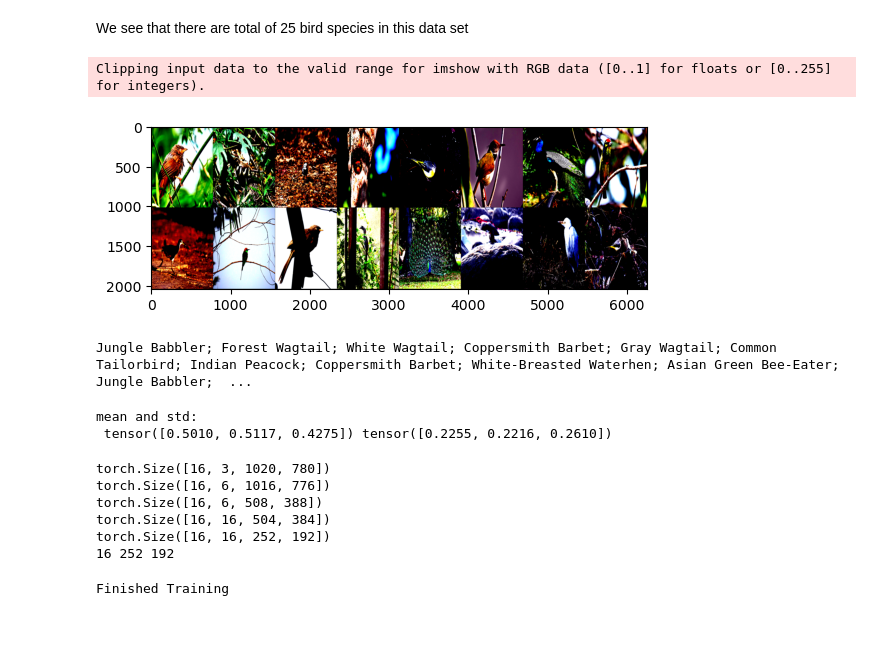
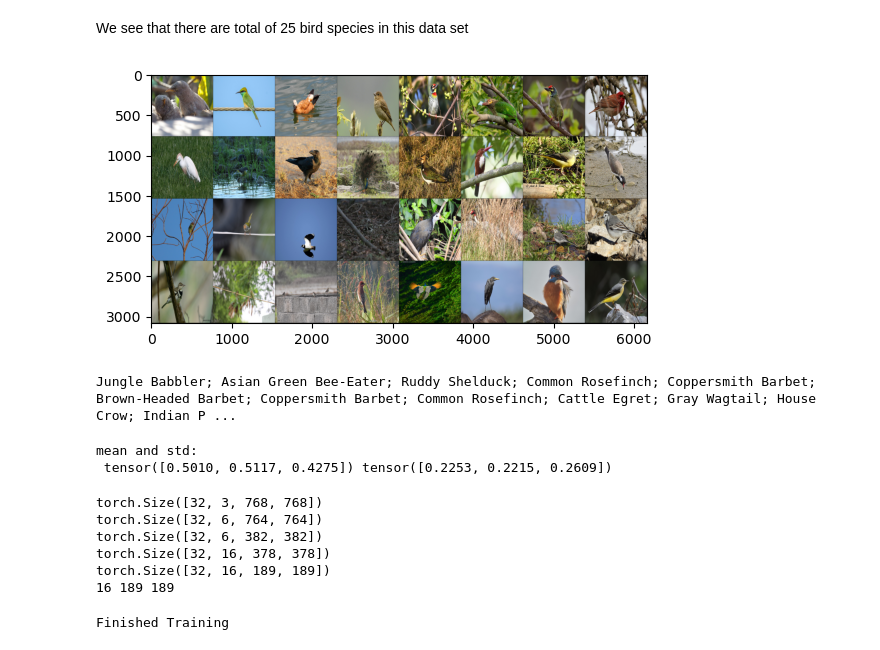
Before and after one commit to GideonLandry/Image-Recognition-Project, a Jupyter notebook: gilandry_ML_Project.ipynb, the cells around one changed output. Drawn from its saved outputs; the diff is of its cells as text; code cells hidden in the pictures.

Commit message:
Made Some Improvements
Simplified image transformers and increased resolution. As a result model accuracy is improved slightly from 32% to 36%.

```diff
--- a/gilandry_ML_Project.ipynb
+++ b/gilandry_ML_Project.ipynb
@@ -52,41 +52,46 @@ print(classes_dict)
 We see that there are total of 25 bird species in this data set
 # %%
 # set the size of the individual batchs
-batch_size = 16
+batch_size = 32
 
 # transform function will transform each image size, normalization values where generated using code from https://www.binarystudy.com/2022/04/how-to-normalize-image-dataset-inpytorch.html
-transform_img = transforms.Compose([transforms.Resize((1020,780)),
-                                    transforms.ToTensor(),
-                                   transforms.Normalize(mean = [0.5010, 0.5117, 0.4275],
-                                                       std = [0.2255, 0.2216, 0.2610])
+transformTrain = transforms.Compose([
+                                       transforms.Resize((768,768)),
+                                       transforms.RandomHorizontalFlip(p=0.5),
+                                       #transforms.Normalize(mean = [0.5010, 0.5117, 0.4275],
+                                       #std = [0.2255, 0.2216, 0.2610]),
+                                       transforms.ToTensor()
                                    ])
 
+transformTest = transforms.Compose([
+                                       transforms.Resize((384,384)),
+                                       transforms.ToTensor()
+                                   ])
+
+
 # create dataset
-data_set = datasets.ImageFolder("training_set",transform=transform_img)
+data_set = datasets.ImageFolder("training_set",transform=transformTrain)
 # get mean and standard deviation of data for normalization
 #mean, std = data_set.mean([1,2]), data_set.std([1,2])
-
 
 # split data set(80% for training, 20% for testing)
 split_generator = torch.Generator().manual_seed(19)
 train,test = utils.data.random_split(data_set,[0.8,0.2],generator=split_generator)
-
 
 train_loader = utils.data.DataLoader(train, batch_size = batch_size, shuffle=True)
 test_loader = utils.data.DataLoader(test, batch_size = batch_size, shuffle=True)
 
 train_features, train_labels = next(iter(train_loader))
 
 import torchvision.utils as utils2
 
 npimg = utils2.make_grid(train_features).numpy()
 plt.imshow(np.transpose(npimg,(1,2,0)))
 plt.show()
 print('; '.join(f'{classes[train_labels[j]]:5s}' for j in range(batch_size)))
 # %% [output]
+[figure, new version]
-Clipping input data to the valid range for imshow with RGB data ([0..1] for floats or [0..255] for integers).
+Jungle Babbler; Asian Green Bee-Eater; Ruddy Shelduck; Common Rosefinch; Coppersmith Barbet; Brown-Headed Barbet; Coppersmith Barbet; Common Rosefinch; Cattle Egret; Gray Wagtail; House Crow; Indian P ...
-[figure, old version]
-Jungle Babbler; Forest Wagtail; White Wagtail; Coppersmith Barbet; Gray Wagtail; Common Tailorbird; Indian Peacock; Coppersmith Barbet; White-Breasted Waterhen; Asian Green Bee-Eater; Jungle Babbler;  ...
 # %%
 # code below is from https://www.binarystudy.com/2022/04/how-to-normalize-image-dataset-inpytorch.html
 # this code will find the mean and standard deviation for data set to be used to normalize image.
@@ -94,7 +99,7 @@ from torch.utils.data import DataLoader
 loader = DataLoader(
   data_set,
   batch_size = batch_size,
-  num_workers=1)
+  num_workers=6)
 
 def batch_mean_and_sd(loader):
 
@@ -122,7 +127,7 @@ mean, std = batch_mean_and_sd(loader)
 print("mean and std: \n", mean, std)
 # %% [output]
 mean and std:
- tensor([0.5010, 0.5117, 0.4275]) tensor([0.2255, 0.2216, 0.2610])
+ tensor([0.5010, 0.5117, 0.4275]) tensor([0.2253, 0.2215, 0.2609])
 # %%
     # the following code shows how the dimensions of image change as they go threw layers of neural network.
     conv1 = nn.Conv2d(3, 6, 5)
@@ -144,12 +149,12 @@ mean and std:
     #x = torch.flatten(x, 1) # flatten all dimensions except batch
     #print(x.shape)
 # %% [output]
-torch.Size([16, 3, 1020, 780])
-torch.Size([16, 6, 1016, 776])
-torch.Size([16, 6, 508, 388])
-torch.Size([16, 16, 504, 384])
-torch.Size([16, 16, 252, 192])
-16 252 192
+torch.Size([32, 3, 768, 768])
+torch.Size([32, 6, 764, 764])
+torch.Size([32, 6, 382, 382])
+torch.Size([32, 16, 378, 378])
+torch.Size([32, 16, 189, 189])
+16 189 189
 # %%
 # based on code from following page: https://pytorch.org/tutorials/beginner/blitz/cifar10_tutorial.html
 
```
Also changed, not shown: parts of 4 cells of this notebook.
